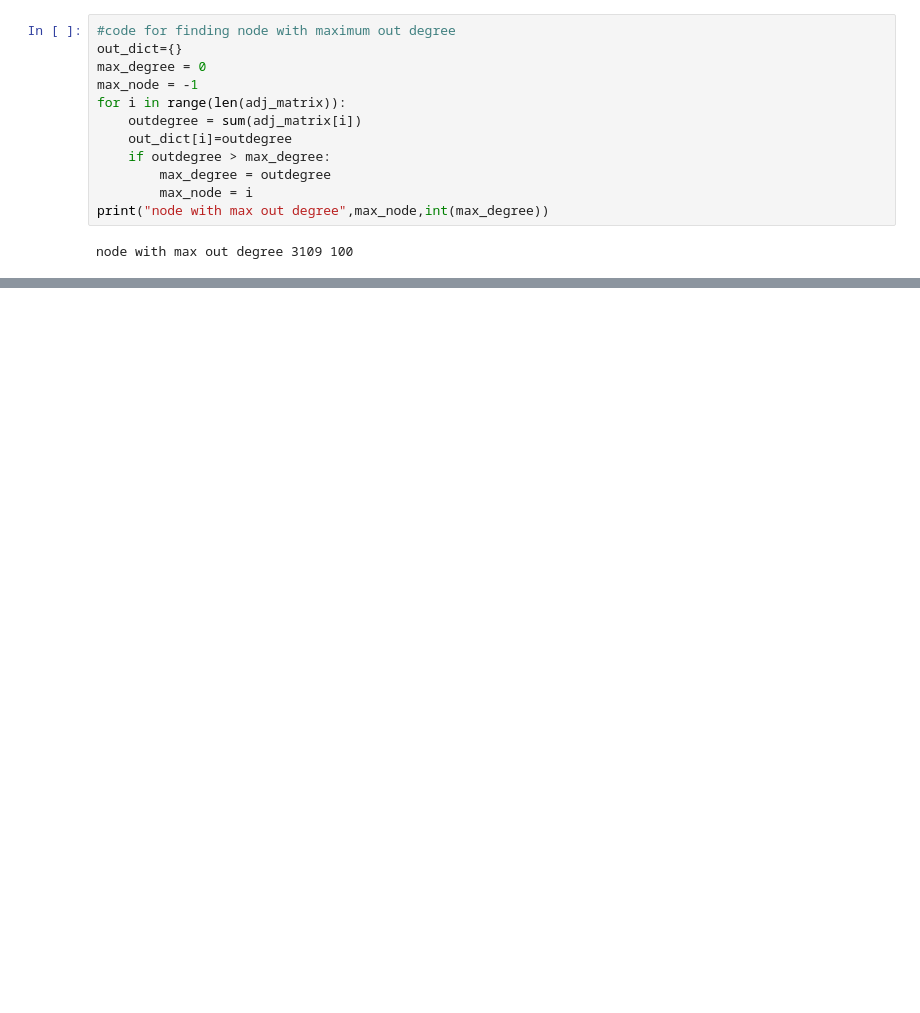
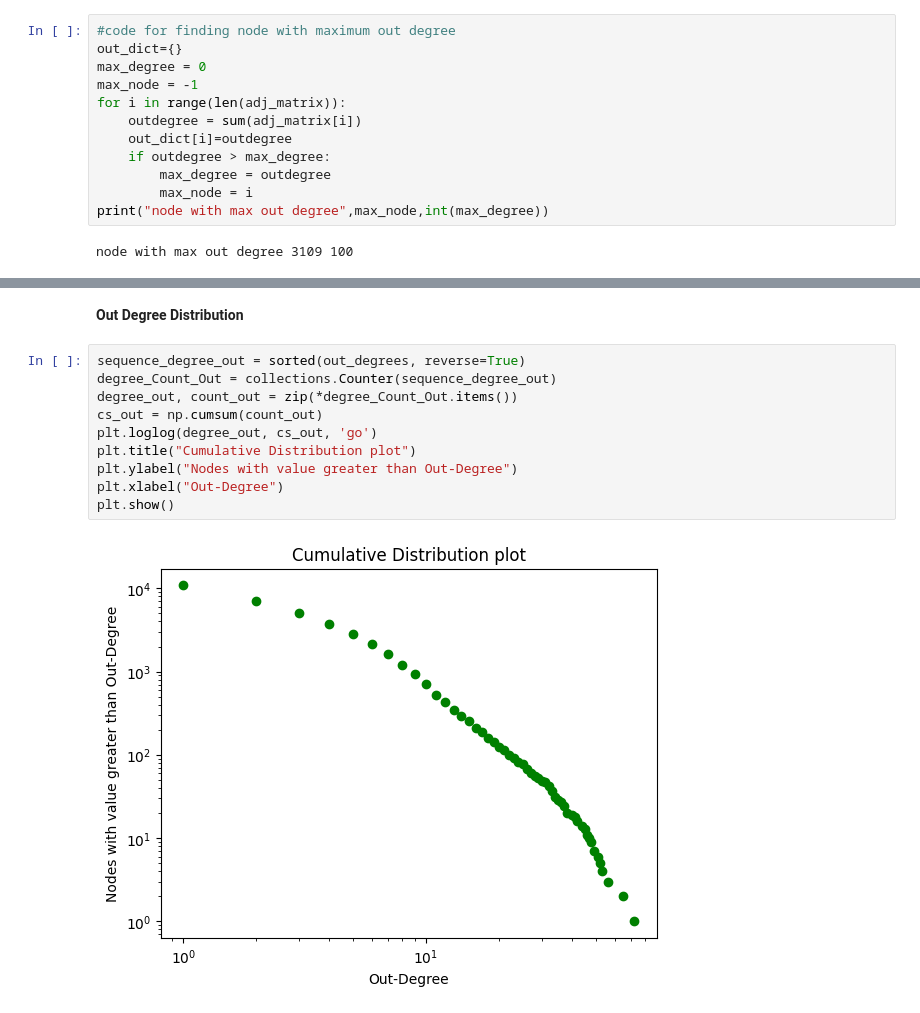
Before and after one commit to varunjj1999/CSE508_Winter2023_A3_42, a Jupyter notebook: IR_A3_Q1.ipynb, the cells around one changed output, grey strips where cells are left out. Saved outputs shown, nothing was run; the diff lists cells and outputs as text; blank space fills up the shorter version.

```diff
--- a/IR_A3_Q1.ipynb
+++ b/IR_A3_Q1.ipynb
@@ -250,0 +287,14 @@ density of the network 0.0003381398671756435
+# %% [markdown]
+**Out Degree** **Distribution**
+# %%
+sequence_degree_out = sorted(out_degrees, reverse=True)
+degree_Count_Out = collections.Counter(sequence_degree_out)
+degree_out, count_out = zip(*degree_Count_Out.items())
+cs_out = np.cumsum(count_out)
+plt.loglog(degree_out, cs_out, 'go')
+plt.title("Cumulative Distribution plot")
+plt.ylabel("Nodes with value greater than Out-Degree")
+plt.xlabel("Out-Degree")
+plt.show()
+# %% [output]
+[figure, added]
```
Also changed, not shown: parts of 31 cells of this notebook.
